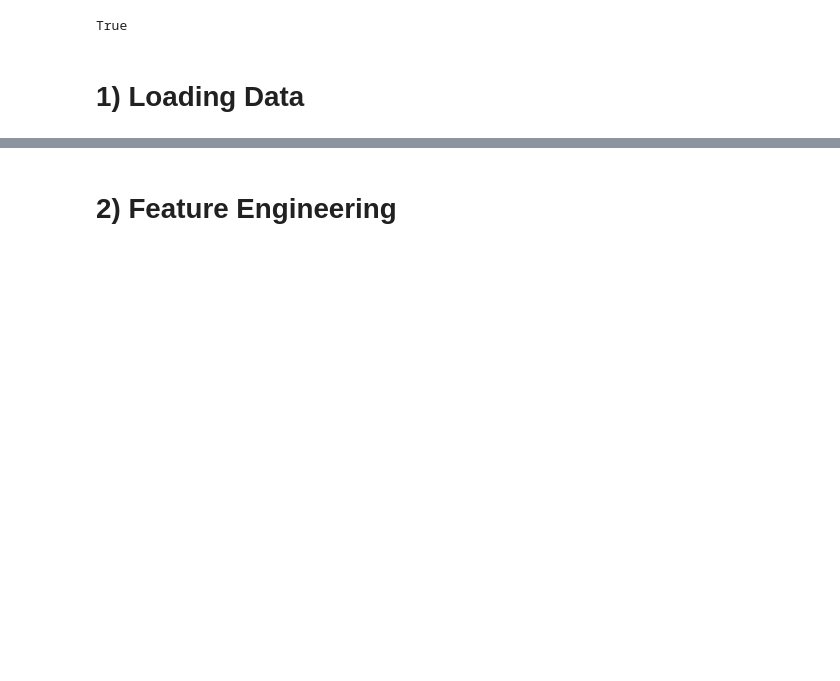
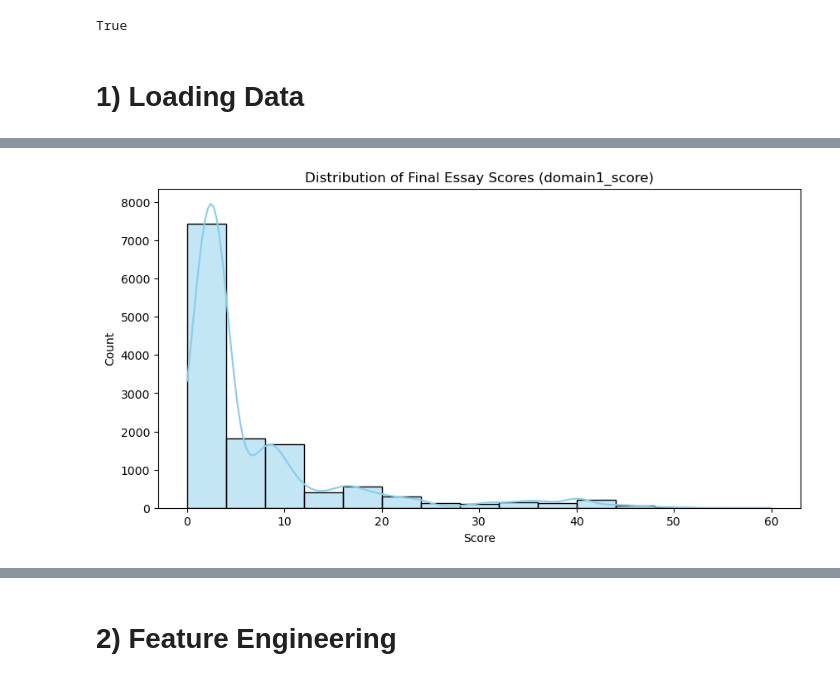
Before and after one commit to chmuneebshan/Automated-Grading-of-Exam-Papers-Using-Fusion-based-LSTM-Architecture, a Jupyter notebook: Code/Feature Engineering.ipynb, the cells around one changed output, grey strips where cells are left out. Cells and saved outputs as stored; diff of their text form; code cells hidden in the pictures; blank space fills up the shorter version.

```diff
--- a/Code/Feature Engineering.ipynb
+++ b/Code/Feature Engineering.ipynb
@@ -54,0 +154,12 @@ train_data = train_data[columns_to_keep]
+# %%
+import matplotlib.pyplot as plt
+import seaborn as sns
+
+plt.figure(figsize=(10, 5))
+sns.histplot(train_data['domain1_score'], kde=True, bins=15, color='skyblue')
+plt.title('Distribution of Final Essay Scores (domain1_score)')
+plt.xlabel('Score')
+plt.ylabel('Count')
+plt.show()
+# %% [output]
+[figure, added]
```
Also changed, not shown: parts of 10 cells of this notebook, 14 other files.
